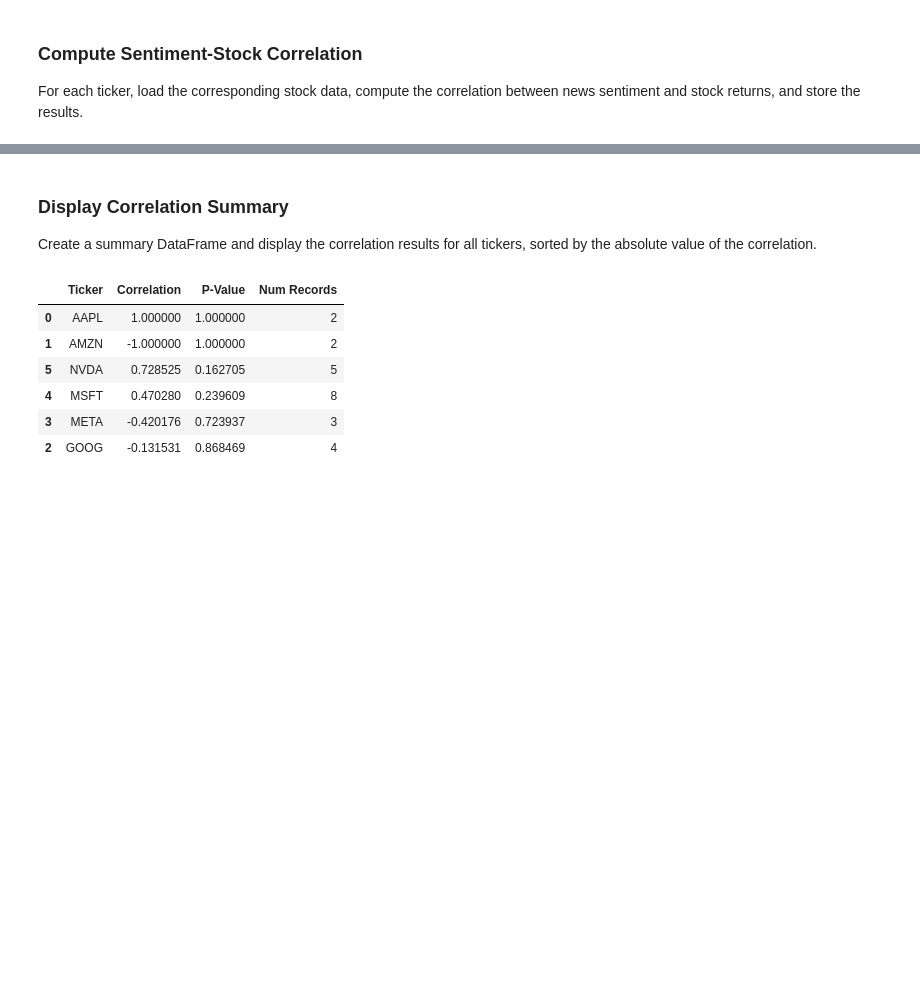
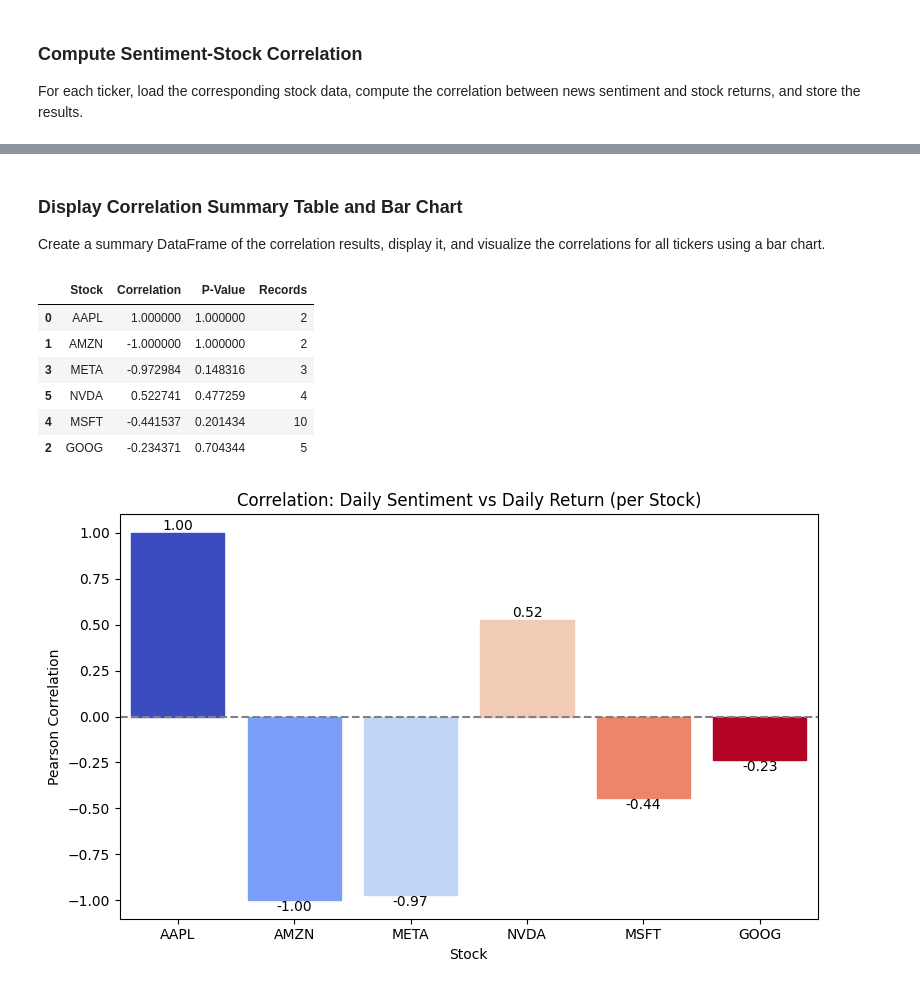
Before and after one commit to Tensaey-sol/financial-news-impact-analysis, a Jupyter notebook: notebooks/sentiment_correlation_analysis.ipynb, the cells around one changed output, grey strips where cells are left out. Cells and saved outputs as stored; diff of their text form; code cells hidden in the pictures; blank space fills up the shorter version.

```diff
--- a/notebooks/sentiment_correlation_analysis.ipynb
+++ b/notebooks/sentiment_correlation_analysis.ipynb
@@ -18,14 +29,19 @@ Load the processed analyst ratings data, extract the date, map outdated stock sy
 # %%
 # Load processed news data
 news_df = pd.read_csv("../data/processed_analyst_ratings.csv", parse_dates=["date"])
-news_df["date_only"] = news_df["date"].dt.date
 
-# Map outdated symbols to current ones
-symbol_mapping = {
-    "FB": "META",
-    "MSF": "MSFT"
-}
-news_df["stock"] = news_df["stock"].replace(symbol_mapping)
+# Localize to US/Eastern if not already tz-aware
+news_df["date"] = pd.to_datetime(news_df["date"])
+if news_df["date"].dt.tz is None:
+    news_df["date"] = news_df["date"].dt.tz_localize("UTC").dt.tz_convert("US/Eastern")
+else:
+    news_df["date"] = news_df["date"].dt.tz_convert("US/Eastern")
+
+# Create date-only column
+news_df["date_only"] = news_df["date"].dt.floor("D").dt.tz_localize(None)
+
+# Map old symbols to new ones
+news_df["stock"] = news_df["stock"].replace({"FB": "META", "MSF": "MSFT"})
 
 # Define tickers to analyze
 tickers = ["AAPL", "AMZN", "GOOG", "META", "MSFT", "NVDA", "TSLA"]
@@ -36,14 +52,19 @@ For each ticker, load the corresponding stock data, compute the correlation betw
 # Store results for summary
 summary = []
 
+# Main correlation analysis
 for ticker in tickers:
     stock_df = load_stock_data(ticker)
+    if "returns" not in stock_df.columns:
+        stock_df = stock_df.sort_values("date_only")
+        stock_df["returns"] = stock_df["close"].pct_change()
+
     merged_df, corr, pval = compute_sentiment_correlation(news_df, stock_df, ticker)
     if corr is not None:
         summary.append({
-            "Ticker": ticker,
+            "Stock": ticker,
             "Correlation": corr,
             "P-Value": pval,
-            "Num Records": len(merged_df)
+            "Records": len(merged_df)
         })
 # %% [output]
@@ -62,16 +83,20 @@ for ticker in tickers:
 [TSLA] Not enough data to compute correlation.
 # %% [markdown]
-### Display Correlation Summary
-Create a summary DataFrame and display the correlation results for all tickers, sorted by the absolute value of the correlation.
+### Display Correlation Summary Table and Bar Chart
+Create a summary DataFrame of the correlation results, display it, and visualize the correlations for all tickers using a bar chart.
 # %%
 # Display summary table
-summary_df = pd.DataFrame(summary)
-display(summary_df.sort_values(by="Correlation", key=abs, ascending=False))
+summary_df = pd.DataFrame(summary).sort_values("Correlation", key=abs, ascending=False)
+display(summary_df)
+
+# Plot the correlation bar chart
+plot_correlation_bar(summary_df)
 # %% [output]
-|  | Ticker | Correlation | P-Value | Num Records |
+|  | Stock | Correlation | P-Value | Records |
 | 0 | AAPL | 1.000000 | 1.000000 | 2 |
 | 1 | AMZN | -1.000000 | 1.000000 | 2 |
-| 5 | NVDA | 0.728525 | 0.162705 | 5 |
-| 4 | MSFT | 0.470280 | 0.239609 | 8 |
-| 3 | META | -0.420176 | 0.723937 | 3 |
-| 2 | GOOG | -0.131531 | 0.868469 | 4 |
+| 3 | META | -0.972984 | 0.148316 | 3 |
+| 5 | NVDA | 0.522741 | 0.477259 | 4 |
+| 4 | MSFT | -0.441537 | 0.201434 | 10 |
+| 2 | GOOG | -0.234371 | 0.704344 | 5 |
+[figure, added]
```
Also changed, not shown: parts of 6 cells of this notebook, 1 other file.
